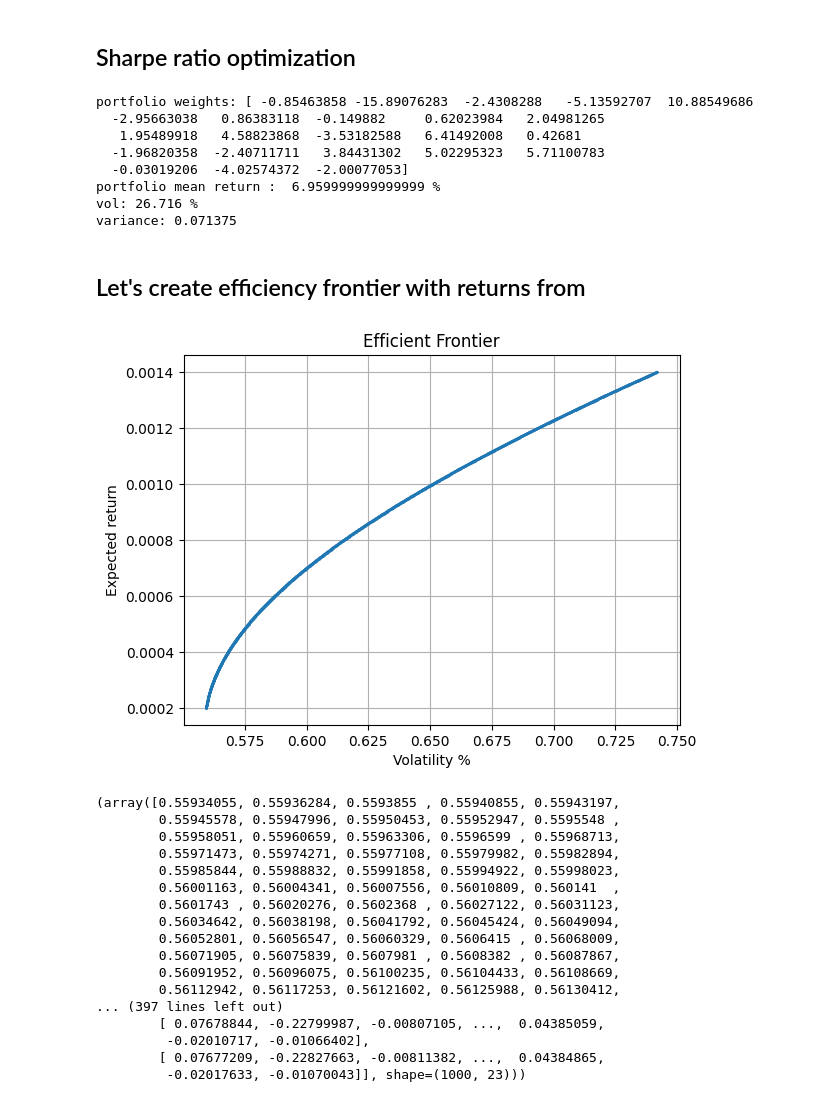
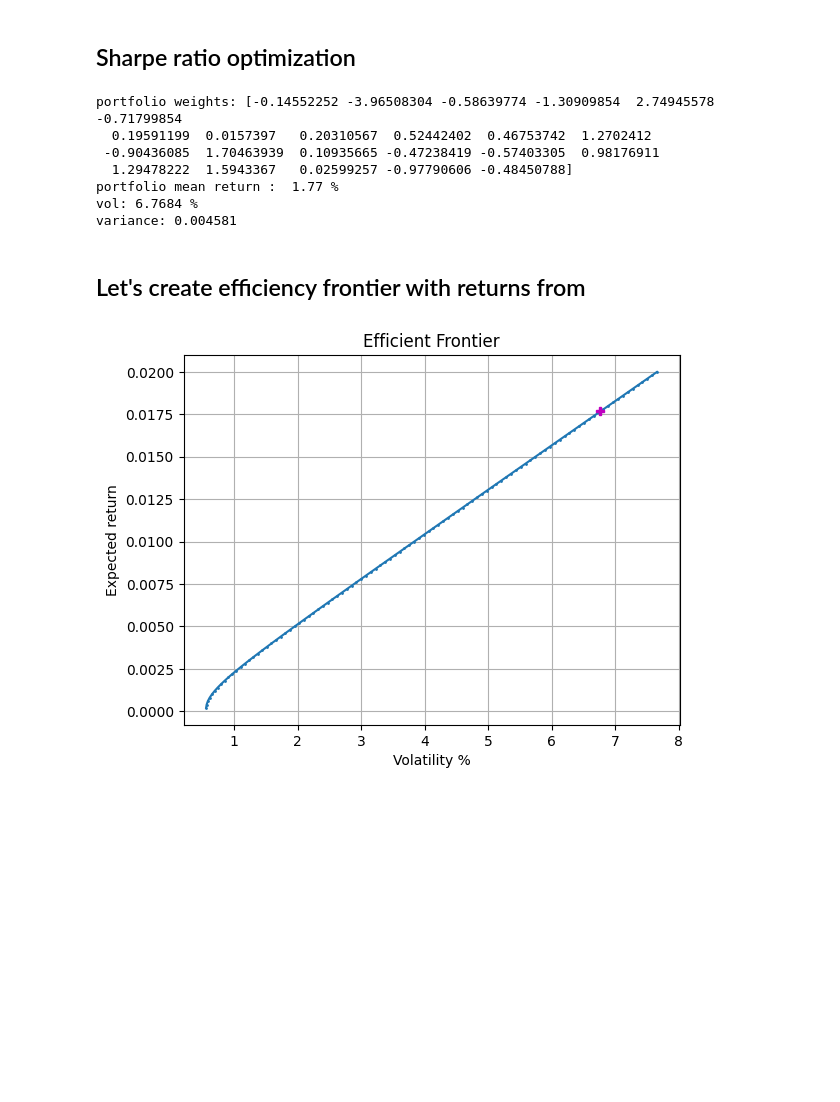
Before and after one commit to conformist89/optim-methods-asset-in-management, a Jupyter notebook: optim-intervace.ipynb, the cells around one changed output. Saved outputs shown, nothing was run; the diff lists cells and outputs as text; code cells hidden in the pictures; blank space fills up the shorter version.

Commit message:
Added Sharpe optimal portfolio to efficien frontier

```diff
--- a/optim-intervace.ipynb
+++ b/optim-intervace.ipynb
@@ -82,29 +82,30 @@ variance: 4.2e-05
 # %% [markdown]
 ## Sharpe ratio optimization
 # %%
-rf = 0.0001
+rf = 0.00001
 # %%
 w_sharpe, var_sharpe, return_sharpe, result_sharpe = sharpe_ratio_optimization(mean_return_matrix, cov_matrix, rf, short_allowed=True)
+# %%
+vol_sharpe = np.sqrt(var_sharpe)*100
 # %%
 print("portfolio weights:", w_sharpe)
 print("portfolio mean return : ", round(return_sharpe, 4)*100, "%")
-print("vol:", round(np.sqrt(var_sharpe)*100, 4), "%")
+print("vol:", round(vol_sharpe, 4), "%")
 print("variance:", round(var_sharpe, 6))
 # %% [output]
-portfolio weights: [ -0.85463858 -15.89076283  -2.4308288   -5.13592707  10.88549686
-  -2.95663038   0.86383118  -0.149882     0.62023984   2.04981265
-   1.95489918   4.58823868  -3.53182588   6.41492008   0.42681
-  -1.96820358  -2.40711711   3.84431302   5.02295323   5.71100783
-  -0.03019206  -4.02574372  -2.00077053]
-portfolio mean return :  6.959999999999999 %
-vol: 26.716 %
-variance: 0.071375
+portfolio weights: [-0.14552252 -3.96508304 -0.58639774 -1.30909854  2.74945578 -0.71799854
+  0.19591199  0.0157397   0.20310567  0.52442402  0.46753742  1.2702412
+ -0.90436085  1.70463939  0.10935665 -0.47238419 -0.57403305  0.98176911
+  1.29478222  1.5943367   0.02599257 -0.97790606 -0.48450788]
+portfolio mean return :  1.77 %
+vol: 6.7684 %
+variance: 0.004581
 # %% [markdown]
 ## Let's create efficiency frontier with returns from
 # %%
-front_returns = np.linspace(0.0002, 0.0014, 100)
+front_returns = np.linspace(0.0002, 0.02, 100)
 # %%
-def plot_efficient_frontier(front_returns, mu, cov_matrix):
+def plot_efficient_frontier(front_returns, mu, cov_matrix, rf):
     """
     front_returns: (K,) array of target returns
     mu: (n,) expected returns
@@ -136,36 +137,21 @@ def plot_efficient_frontier(front_returns, mu, cov_matrix):
         rets[k] = float(mu @ w)
         vols[k] = float(np.sqrt(w @ cov_matrix @ w) * 100)
 
+    w_sharpe, var_sharpe, return_sharpe, result_sharpe = sharpe_ratio_optimization(mean_return_matrix, cov_matrix, rf, short_allowed=True)
+    vol_sharpe = np.sqrt(var_sharpe)*100
+
     # In case some targets are infeasible and returned NaNs
     ok = np.isfinite(vols) & np.isfinite(rets)
 
     plt.figure()
     plt.plot(vols[ok], rets[ok], linestyle='-', marker='.', markersize=2)
+    plt.plot(vol_sharpe, return_sharpe, marker = "P", color = "m")
     plt.xlabel("Volatility %")
     plt.ylabel("Expected return")
     plt.title("Efficient Frontier")
     plt.grid(True)
     plt.show()
-
-    return vols, rets, W
 # %%
-plot_efficient_frontier(front_returns, mean_return_matrix, cov_matrix)
+plot_efficient_frontier(front_returns, mean_return_matrix, cov_matrix, rf)
 # %% [output]
-[figure, old version]
+[figure, new version]
-(array([0.55934055, 0.55936284, 0.5593855 , 0.55940855, 0.55943197,
-        0.55945578, 0.55947996, 0.55950453, 0.55952947, 0.5595548 ,
-        0.55958051, 0.55960659, 0.55963306, 0.5596599 , 0.55968713,
-        0.55971473, 0.55974271, 0.55977108, 0.55979982, 0.55982894,
-        0.55985844, 0.55988832, 0.55991858, 0.55994922, 0.55998023,
-        0.56001163, 0.56004341, 0.56007556, 0.56010809, 0.560141  ,
-        0.5601743 , 0.56020276, 0.5602368 , 0.56027122, 0.56031123,
-        0.56034642, 0.56038198, 0.56041792, 0.56045424, 0.56049094,
-        0.56052801, 0.56056547, 0.56060329, 0.5606415 , 0.56068009,
-        0.56071905, 0.56075839, 0.5607981 , 0.5608382 , 0.56087867,
-        0.56091952, 0.56096075, 0.56100235, 0.56104433, 0.56108669,
-        0.56112942, 0.56117253, 0.56121602, 0.56125988, 0.56130412,
-... (397 lines left out)
-        [ 0.07678844, -0.22799987, -0.00807105, ...,  0.04385059,
-         -0.02010717, -0.01066402],
-        [ 0.07677209, -0.22827663, -0.00811382, ...,  0.04384865,
-         -0.02017633, -0.01070043]], shape=(1000, 23)))
```
Also changed, not shown: parts of 2 cells of this notebook.
